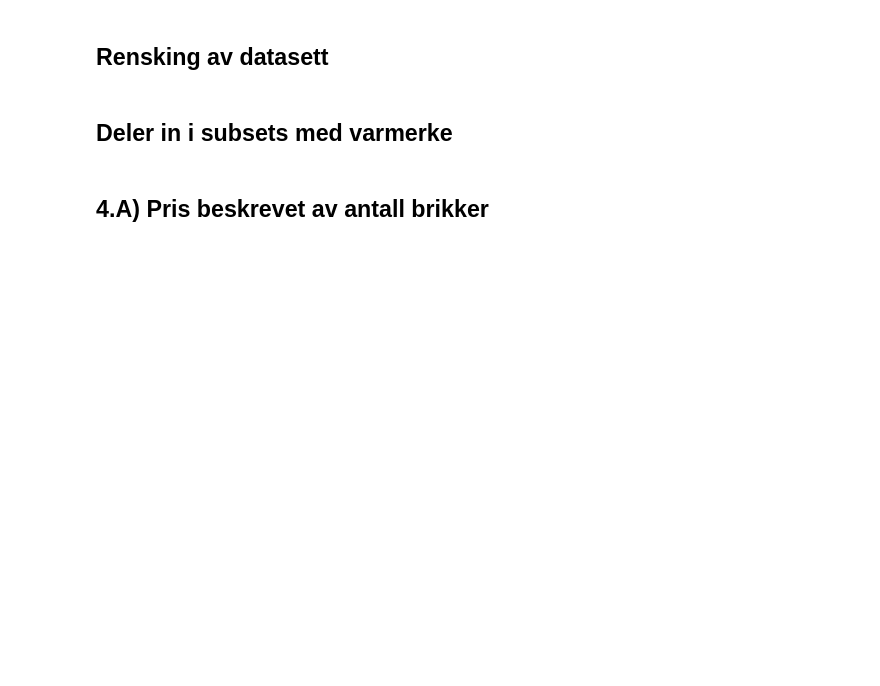
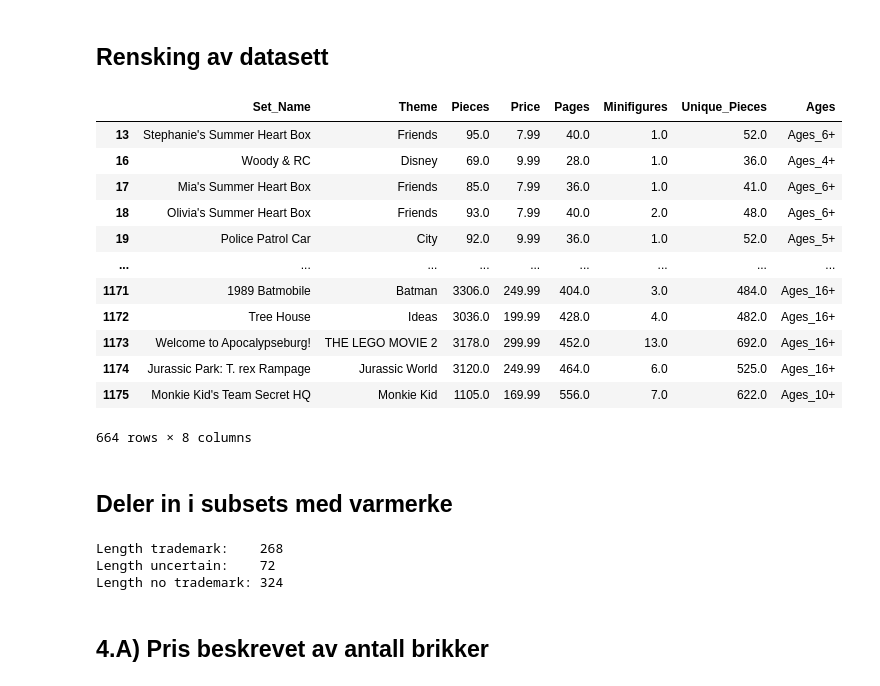
Before and after one commit to olemorud/istg1003-prosjekt, a Jupyter notebook: jupyter-notebooks/oppgv1.1.ipynb, the cells around one changed output. Drawn from its saved outputs; the diff is of its cells as text; code cells hidden in the pictures; blank space fills up the shorter version.

```diff
--- a/jupyter-notebooks/oppgv1.1.ipynb
+++ b/jupyter-notebooks/oppgv1.1.ipynb
@@ -16,24 +16,38 @@ df = pd.read_csv("../lego.population.csv", sep = ",", encoding = "latin1")
 # %%
 # beholder kun forklaringsvariabler vi trenger
 df2 = df[['Set_Name', 'Theme', 'Pieces', 'Price', 'Pages', 'Minifigures', 'Unique_Pieces', 'Ages']]
 
 # fjerner observasjoner med manglende datapunkter
 df2 = df2.dropna()
 
 # gjør themes om til string og fjern alle tegn vi ikke vil ha med
 df2['Theme'] = df2['Theme'].astype(str).str.replace(r'[^a-zA-Z0-9\s-]', '', regex = True)
 
 # Gjør om price til float
 df2['Price'] = df2['Price'].str.replace('\$', '', regex = True).astype(float)
 
 df2 = df2[~df2['Set_Name'].str.contains("Calendar")]
 #df2 = df2[df2['Theme'] != "DUPLO"]
 
 # remove all DUPLO sets
-#df2 = df2[~df2['Ages'].str.contains('Ages_2')]
-#df2 = df2[~df2['Ages'].str.contains('Ages_1½')]
+df2 = df2[~df2['Ages'].str.contains('Ages_2')]
+df2 = df2[~df2['Ages'].str.contains('Ages_1½')]
 
 df2
+# %% [output]
+|  | Set_Name | Theme | Pieces | Price | Pages | Minifigures | Unique_Pieces | Ages |
+| 13 | Stephanie's Summer Heart Box | Friends | 95.0 | 7.99 | 40.0 | 1.0 | 52.0 | Ages_6+ |
+| 16 | Woody & RC | Disney | 69.0 | 9.99 | 28.0 | 1.0 | 36.0 | Ages_4+ |
+| 17 | Mia's Summer Heart Box | Friends | 85.0 | 7.99 | 36.0 | 1.0 | 41.0 | Ages_6+ |
+| 18 | Olivia's Summer Heart Box | Friends | 93.0 | 7.99 | 40.0 | 2.0 | 48.0 | Ages_6+ |
+| 19 | Police Patrol Car | City | 92.0 | 9.99 | 36.0 | 1.0 | 52.0 | Ages_5+ |
+| ... | ... | ... | ... | ... | ... | ... | ... | ... |
+| 1171 | 1989 Batmobile | Batman | 3306.0 | 249.99 | 404.0 | 3.0 | 484.0 | Ages_16+ |
+| 1172 | Tree House | Ideas | 3036.0 | 199.99 | 428.0 | 4.0 | 482.0 | Ages_16+ |
+| 1173 | Welcome to Apocalypseburg! | THE LEGO MOVIE 2 | 3178.0 | 299.99 | 452.0 | 13.0 | 692.0 | Ages_16+ |
+| 1174 | Jurassic Park: T. rex Rampage | Jurassic World | 3120.0 | 249.99 | 464.0 | 6.0 | 525.0 | Ages_16+ |
+| 1175 | Monkie Kid's Team Secret HQ | Monkie Kid | 1105.0 | 169.99 | 556.0 | 7.0 | 622.0 | Ages_10+ |
+664 rows × 8 columns
 # %% [markdown]
 ## Deler in i subsets med varmerke
 # %%
@@ -88,6 +102,10 @@ df_notrademark = df2[df2['Theme'].isin(notrademark)]
 print(f"Length trademark:    {len(df_trademark)}")
 print(f"Length uncertain:    {len(df_uncertain)}")
 print(f"Length no trademark: {len(df_notrademark)}")
+# %% [output]
+Length trademark:    268
+Length uncertain:    72
+Length no trademark: 324
 # %% [markdown]
 ## 4.A) Pris beskrevet av antall brikker
 # %%
```
Also changed, not shown: parts of 9 cells of this notebook, 1 other file.
